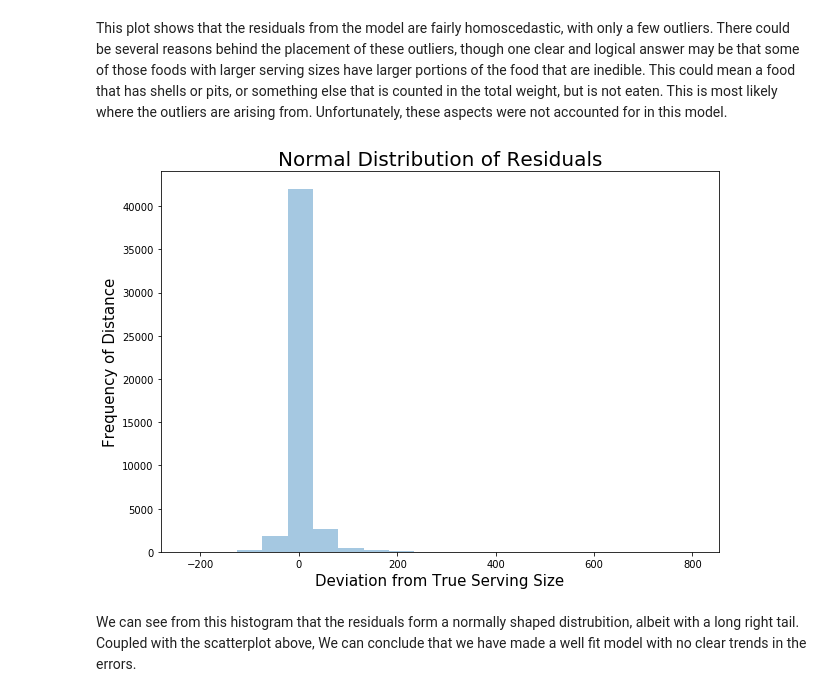
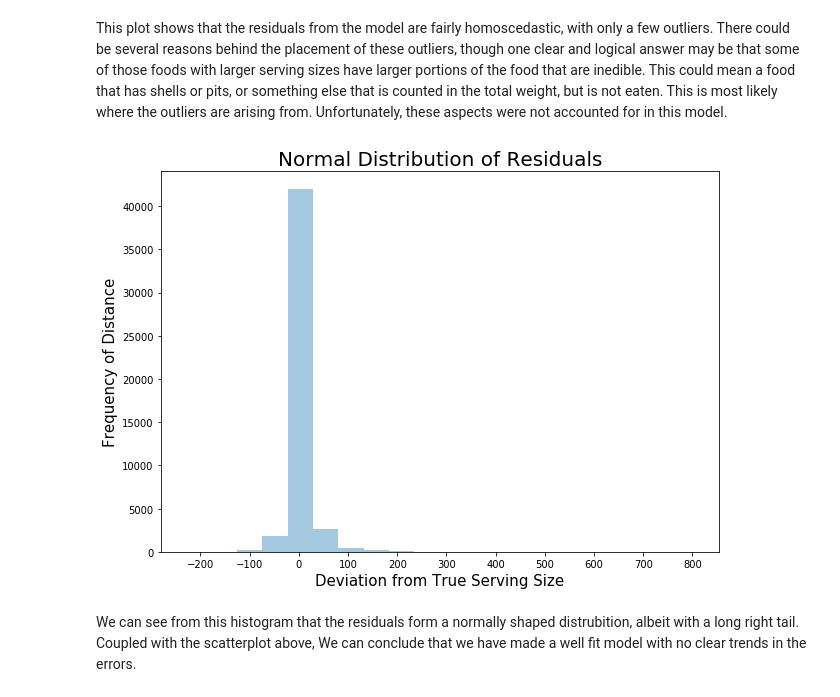
Before and after one commit to ondovj/serving_size_modeling, a Jupyter notebook: code/3-modeling.ipynb, the cells around one changed output. Drawn from its saved outputs; the diff is of its cells as text; code cells hidden in the pictures.

```diff
--- a/code/3-modeling.ipynb
+++ b/code/3-modeling.ipynb
@@ -586,8 +586,8 @@ unsc_models = {"base": base_mean_model,
                "linear": linreg_model}
 
 # one for scaled Xs
-sc_models = {"lasso": lasso_model,
-             "ridge": ridge_model,
+sc_models = {"ridge": ridge_model,
+             "lasso": lasso_model,
              "neural_net": final_nn_model}
 
 
@@ -717,11 +720,12 @@ This plot shows that the residuals from the model are fairly homoscedastic, with
 # %%
 plt.figure(figsize=(10, 7))
 sns.distplot(resids, bins=20, kde=False)
 plt.title("Normal Distribution of Residuals", size=20)
 plt.xlabel("Deviation from True Serving Size", size=15)
-plt.ylabel("Frequency of Distance", size=15);
+plt.ylabel("Frequency of Distance", size=15)
+plt.xticks(range(-200, 801, 100));
 # %% [output]
-[figure, old version]
+[figure, new version]
 # %% [markdown]
 We can see from this histogram that the residuals form a normally shaped distrubition, albeit with a long right tail. Coupled with the scatterplot above, We can conclude that we have made a well fit model with no clear trends in the errors.
 # %% [markdown]
```
Also changed, not shown: parts of 18 cells of this notebook, 2 other files.
